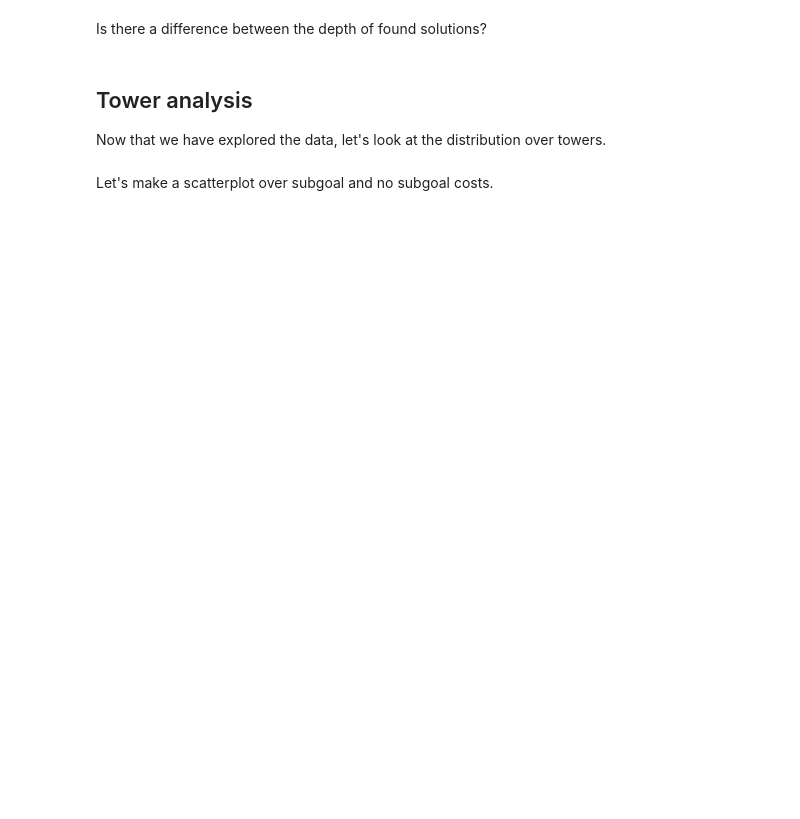
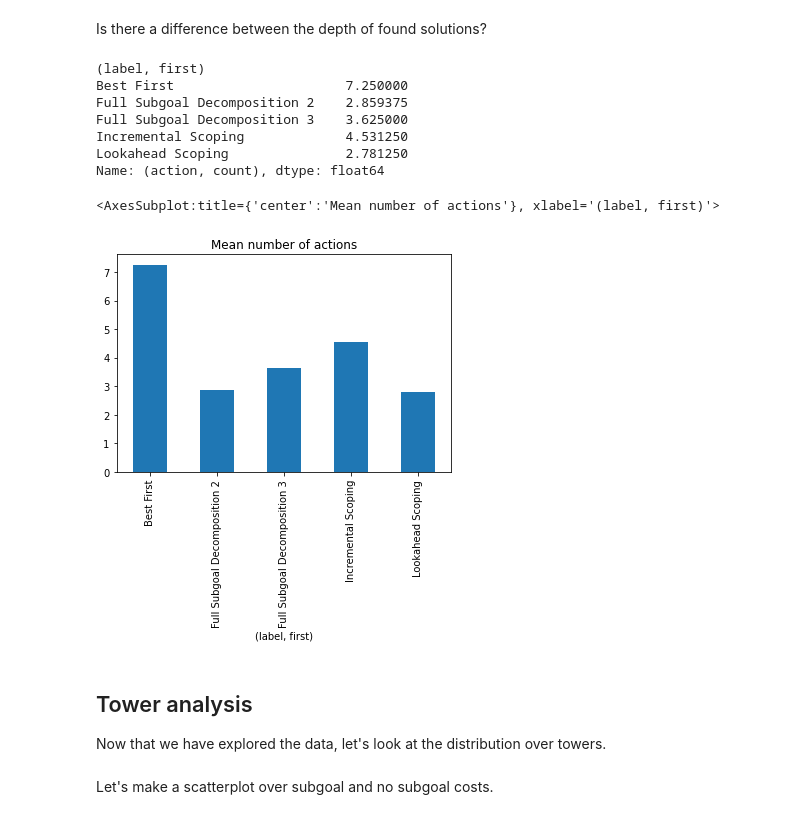
Before and after one commit to cogtoolslab/projection_block_construction, a Jupyter notebook: analysis/tower selection analysis.ipynb, the cells around one changed output. Drawn from its saved outputs; the diff is of its cells as text; code cells hidden in the pictures; blank space fills up the shorter version.

```diff
--- a/analysis/tower selection analysis.ipynb
+++ b/analysis/tower selection analysis.ipynb
@@ -125,8 +235,19 @@ sum_df.groupby([('agent','first')]).mean()[('total_cost','sum')].plot(kind='bar'
 # %% [markdown]
 Is there a difference between the depth of found solutions?
 # %%
-display(sum_df.groupby([('agent','first')]).mean()[('action','count')])
-sum_df.groupby([('agent','first')]).mean()[('action','count')].plot(kind='bar', title='Mean number of actions')
+display(sum_df.groupby([('label', 'first')]).mean()[('action', 'count')])
+sum_df.groupby([('label', 'first')]).mean()[('action', 'count')
+                                            ].plot(kind='bar', title='Mean number of actions')
+# %% [output]
+(label, first)
+Best First                      7.250000
+Full Subgoal Decomposition 2    2.859375
+Full Subgoal Decomposition 3    3.625000
+Incremental Scoping             4.531250
+Lookahead Scoping               2.781250
+Name: (action, count), dtype: float64
+<AxesSubplot:title={'center':'Mean number of actions'}, xlabel='(label, first)'>
+[figure, added]
 # %% [markdown]
 ## Tower analysis
 Now that we have explored the data, let's look at the distribution over towers.
```
Also changed, not shown: parts of 31 cells of this notebook, 7 other files.
